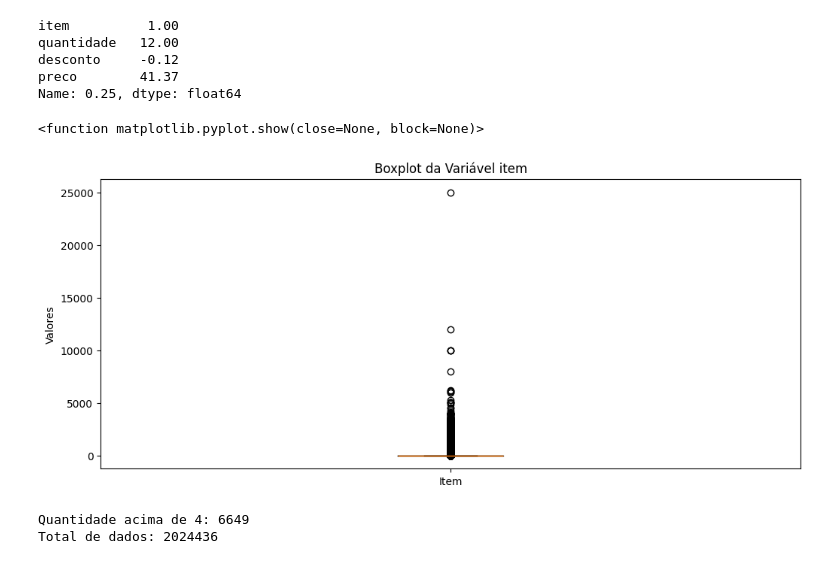
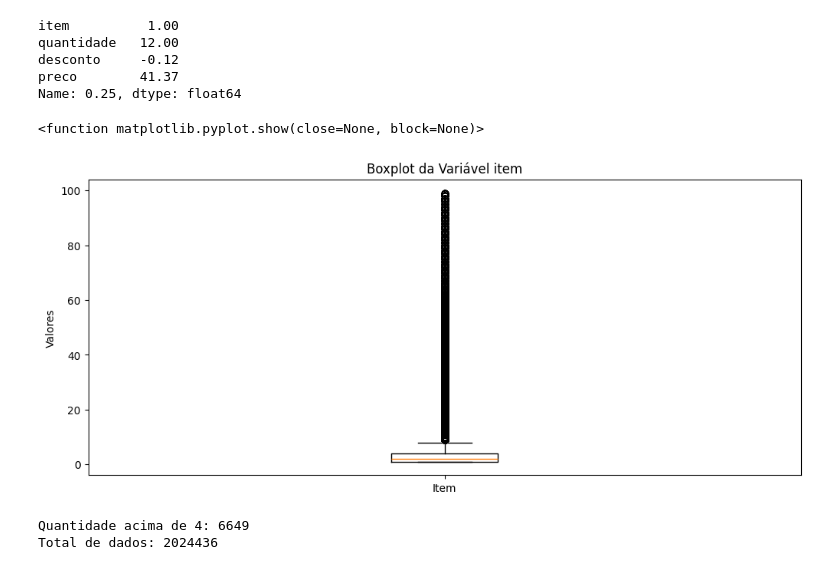
Before and after one commit to dingosin/brincadados, a Jupyter notebook: analisedados.ipynb, the cells around one changed output. Drawn from its saved outputs; the diff is of its cells as text; code cells hidden in the pictures.

```diff
--- a/analisedados.ipynb
+++ b/analisedados.ipynb
@@ -500,13 +501,13 @@ preco        41.37
 Name: 0.25, dtype: float64
 # %%
 plt.figure(figsize=(12, 5))
-plt.boxplot(df_main['quantidade'], tick_labels=['Item'])
+plt.boxplot(df_main['item'], tick_labels=['Item'])
 plt.title('Boxplot da Variável item')
 plt.ylabel('Valores')
 plt.show
 # %% [output]
 <function matplotlib.pyplot.show(close=None, block=None)>
-[figure, old version]
+[figure, new version]
 # %%
 print("Quantidade acima de 4:", (df_main['quantidade'] <2).sum())
 print("Total de dados:", df_main['item'].count())
```
Also changed, not shown: parts of 31 cells of this notebook.
